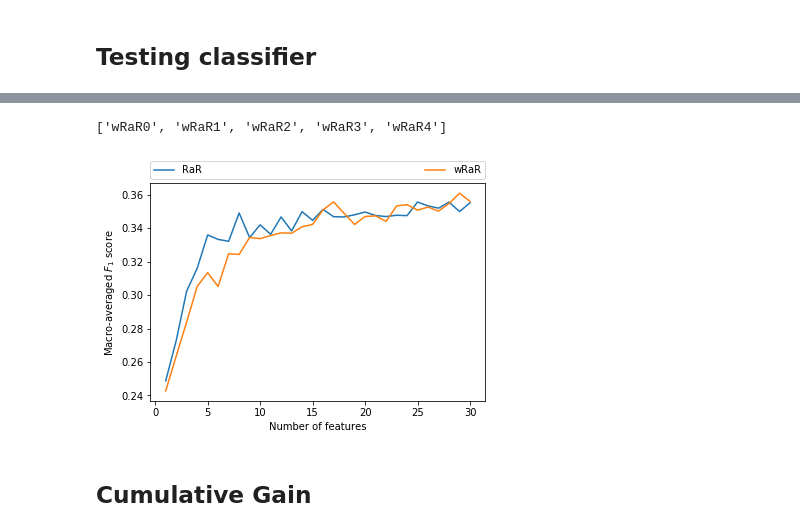
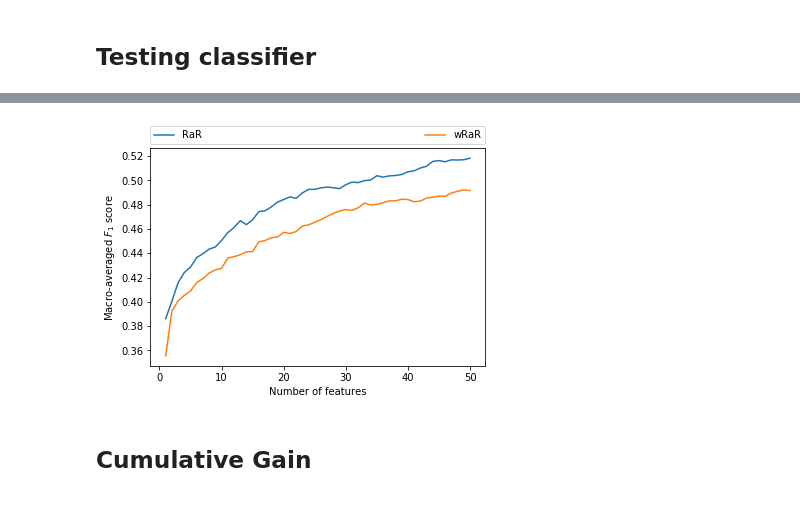
Before and after one commit to KDD-OpenSource/wRaR, a Jupyter notebook: examples/CostHiCS_CumulativeGain.ipynb, the cells around one changed output, grey strips where cells are left out. Saved outputs shown, nothing was run; the diff lists cells and outputs as text; code cells hidden in the pictures.

```diff
--- a/examples/CostHiCS_CumulativeGain.ipynb
+++ b/examples/CostHiCS_CumulativeGain.ipynb
@@ -14,10 +14,18 @@ from sklearn import svm
 import arff
 datas = []
 for i in range(1, 11):
-    file = open('../data/3_wrar/3_wrar_' + str(i) + '.arff', 'r')
+    file = open('../data/4_wrar/4_wrar_' + str(i) + '.arff', 'r')
     dataset = arff.load(file)
     data = pd.DataFrame(dataset['data'])
-    data[100] = data[100].astype(np.float32)
+    data[200] = data[200].astype(np.float32)
     data.rename(columns=lambda c: str(c), inplace=True)
     datas.append(data)
-target = str(100)
+target = str(200)
+# %%
+import arff
+file = open('../data/5_wrar.arff', 'r')
+dataset = arff.load(file)
+data = pd.DataFrame(dataset['data'])
+data[60] = data[60].astype(np.float32)
+data.rename(columns=lambda c: str(c), inplace=True)
+target = str(60)
@@ -306,20 +235,18 @@ for data in datas:
 # %%
-columns[5:]
+columns[:3]
-# %% [output]
-['wRaR0', 'wRaR1', 'wRaR2', 'wRaR3', 'wRaR4']
 # %%
 import matplotlib.pyplot as plt
-plt.plot(np.mean(scores[columns[:5]], axis=1)[:30], label='RaR')
-plt.plot(np.mean(scores[columns[5:]], axis=1)[:30], label='wRaR')
+plt.plot(scores['RaR'][:50], label='RaR')
+plt.plot(scores['wRaR'][:50], label='wRaR')
 ax = plt.gca()
 ax.set_xlabel('Number of features')
 ax.set_ylabel(r'Macro-averaged $F_1$ score')
 plt.legend(bbox_to_anchor=(0., 1.02, 1., .102), loc=3,
            ncol=2, mode="expand", borderaxespad=0.)
-# plt.savefig('final_wRaR_2wrar_1nn_best30')
+plt.savefig('final_wRaR_3wrar_nb_best50')
 plt.show()
 # %% [output]
-[figure, old version]
+[figure, new version]
 # %%
 k = 15
 results_nocomp = []
```
Also changed, not shown: parts of 9 cells of this notebook, 8 other files.
